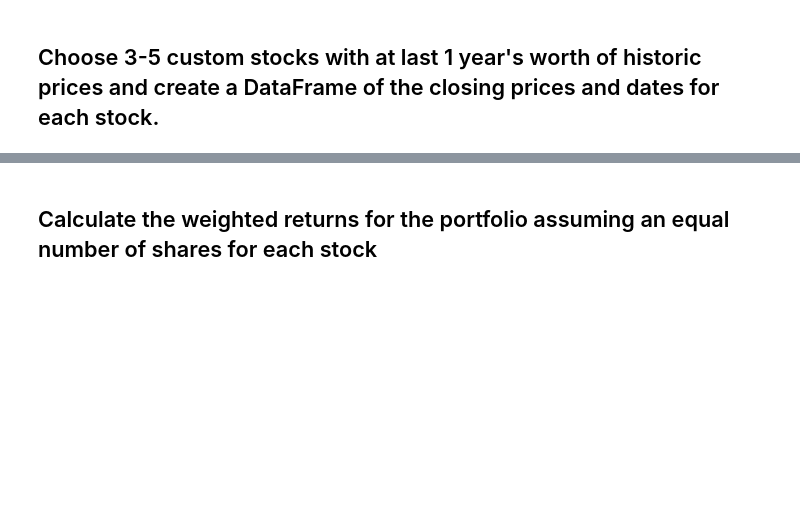
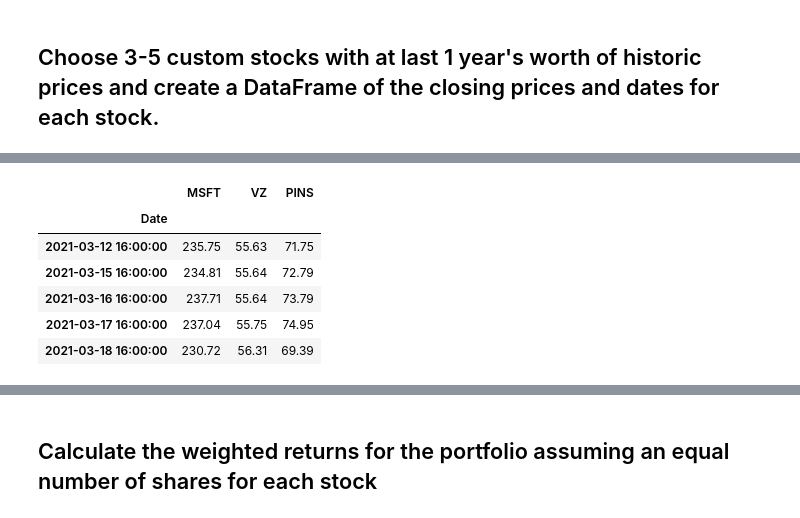
Before and after one commit to bkamalnivas/pandas-homework-1, a Jupyter notebook: whale_analysis.ipynb, the cells around one changed output, grey strips where cells are left out. Saved outputs shown, nothing was run; the diff lists cells and outputs as text; code cells hidden in the pictures; blank space fills up the shorter version.

```diff
--- a/whale_analysis.ipynb
+++ b/whale_analysis.ipynb
@@ -408,0 +401,8 @@ In this section, you will build your own portfolio of stocks, calculate the retu
+# %%
+# Reading data from 1st stock
+
+fp_msft = Path('Resources/msft.csv')
+df_msft = pd.read_csv(fp_msft, infer_datetime_format=True, parse_dates=True)
+df_msft['Date'] = pd.to_datetime(df_msft['Date'])
+df_msft = df_msft.set_index('Date')
+df_msft.head()
@@ -408,0 +417,8 @@ In this section, you will build your own portfolio of stocks, calculate the retu
+# %%
+# Reading data from 2nd stock
+
+fp_vz = Path('Resources/vz.csv')
+df_vz = pd.read_csv(fp_vz, infer_datetime_format=True, parse_dates=True)
+df_vz['Date'] = pd.to_datetime(df_vz['Date'])
+df_vz = df_vz.set_index('Date')
+df_vz.head()
@@ -409,3 +448,21 @@ In this section, you will build your own portfolio of stocks, calculate the retu
+# %%
+# Combine all stocks in a single DataFrame
+
+df_custom = pd.concat([df_msft, df_vz, df_pins], join="inner", axis=1)
+
+df_custom.columns = ['MSFT', 'VZ', 'PINS']
+
+df_custom = df_custom.sort_index()
+
+df_custom.head()
+# %% [output]
+|  | MSFT | VZ | PINS |
+| Date |  |  |  |
+| 2021-03-12 16:00:00 | 235.75 | 55.63 | 71.75 |
+| 2021-03-15 16:00:00 | 234.81 | 55.64 | 72.79 |
+| 2021-03-16 16:00:00 | 237.71 | 55.64 | 73.79 |
+| 2021-03-17 16:00:00 | 237.04 | 55.75 | 74.95 |
+| 2021-03-18 16:00:00 | 230.72 | 56.31 | 69.39 |
 # %%
 # Reset Date index
 # %%
```
Also changed, not shown: parts of 16 cells of this notebook, 4 other files.
